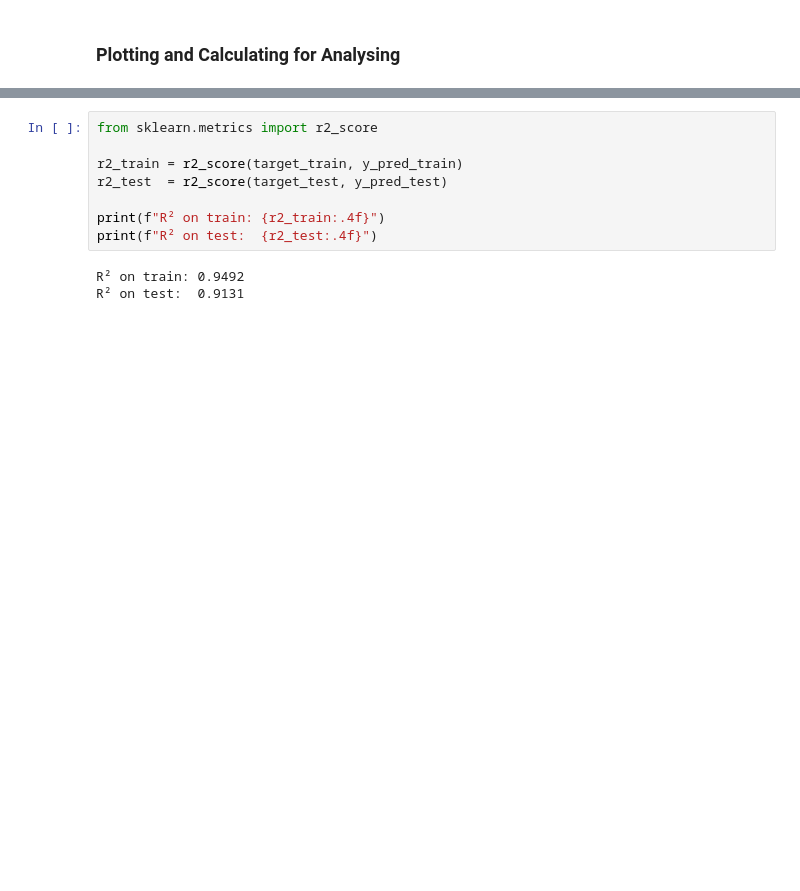
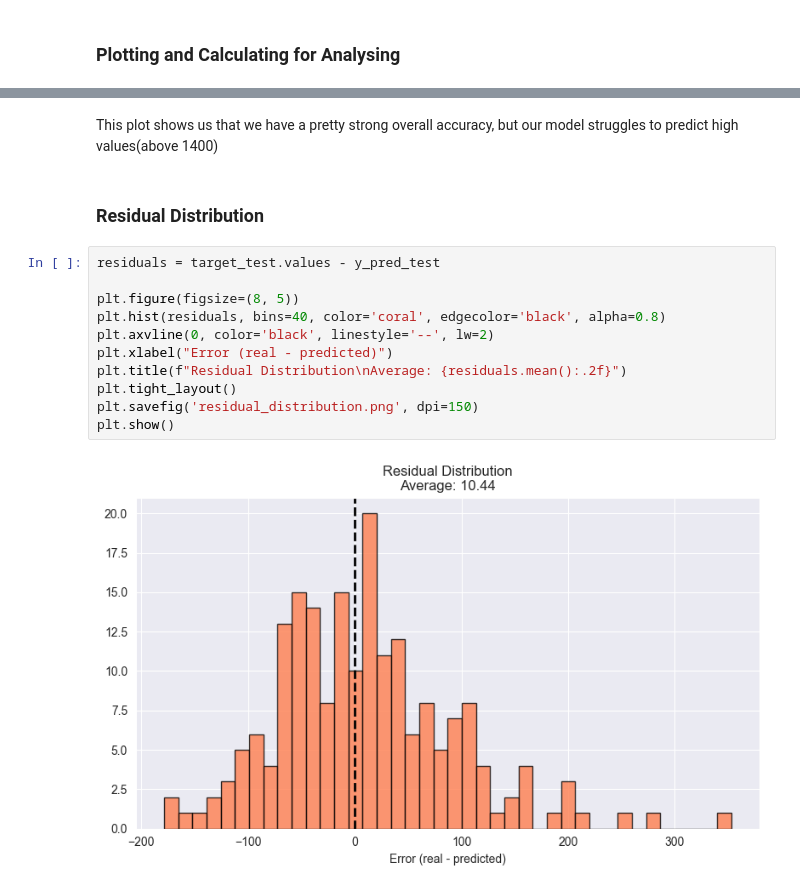
Before and after one commit to anamariapopa/CaloriesBurnedPrediction, a Jupyter notebook: Training_Random_Forest.ipynb, the cells around one changed output, grey strips where cells are left out. Saved outputs shown, nothing was run; the diff lists cells and outputs as text; blank space fills up the shorter version.

Commit message:
Models based on Random Forest and Regression Tree analyzed.

```diff
--- a/Training_Random_Forest.ipynb
+++ b/Training_Random_Forest.ipynb
@@ -59,14 +63,20 @@ plt.title('Predicted vs Actual Avg_BPM - Random Forest')
 plt.show()
 # %% [output]
 [figure]
-# %%
-from sklearn.metrics import r2_score
-
-r2_train = r2_score(target_train, y_pred_train)
-r2_test  = r2_score(target_test, y_pred_test)
-
-print(f"R² on train: {r2_train:.4f}")
-print(f"R² on test:  {r2_test:.4f}")
-# %% [output]
-R² on train: 0.9492
-R² on test:  0.9131
+# %% [markdown]
+This plot shows us that we have a pretty strong overall accuracy, but our model struggles to predict high values(above 1400)
+# %% [markdown]
+### Residual Distribution
+# %%
+residuals = target_test.values - y_pred_test
+
+plt.figure(figsize=(8, 5))
+plt.hist(residuals, bins=40, color='coral', edgecolor='black', alpha=0.8)
+plt.axvline(0, color='black', linestyle='--', lw=2)
+plt.xlabel("Error (real - predicted)")
+plt.title(f"Residual Distribution\nAverage: {residuals.mean():.2f}")
+plt.tight_layout()
+plt.savefig('residual_distribution.png', dpi=150)
+plt.show()
+# %% [output]
+[figure, added]
```
Also changed, not shown: parts of 11 cells of this notebook, 1 other file.
